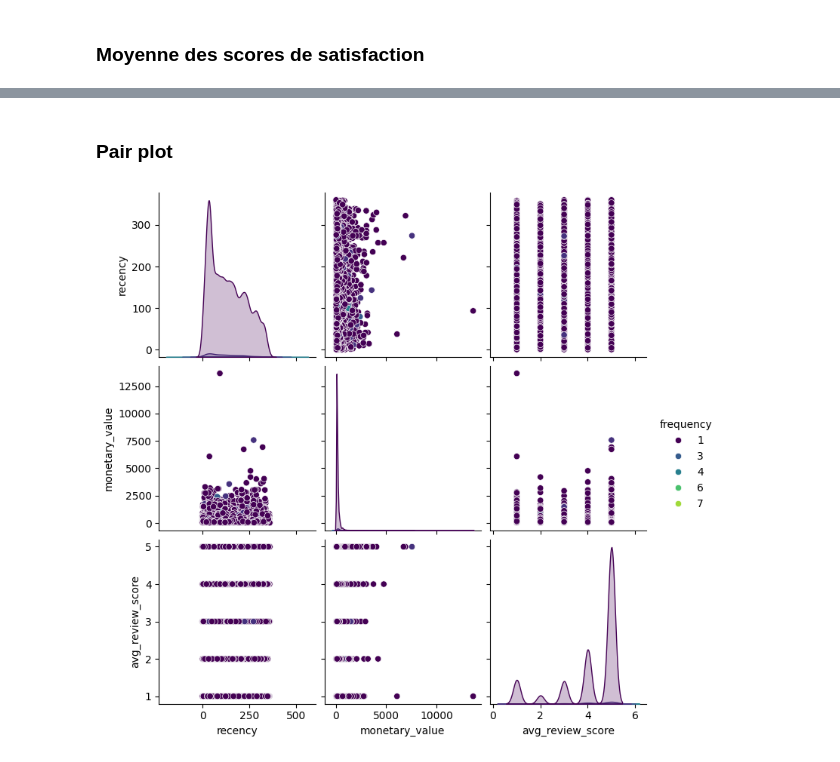
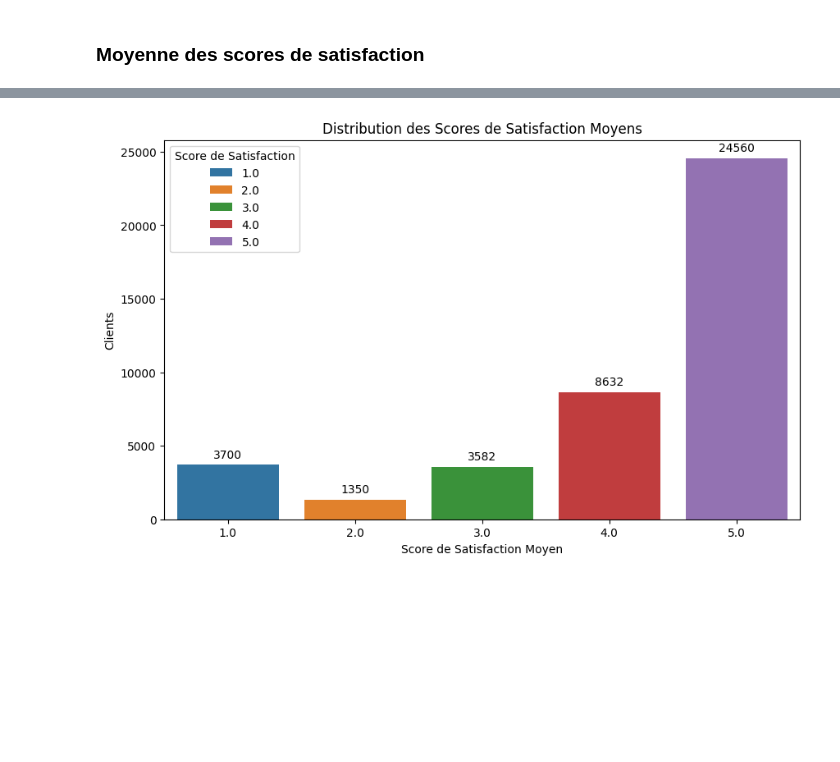
Before and after one commit to DavidScanu/oc-ai-engineer-p05-segmentez-clients-e-commerce, a Jupyter notebook: p05-david_scanu_02_notebook_exploration_20250117.ipynb, the cells around one changed output, grey strips where cells are left out. Saved outputs shown, nothing was run; the diff lists cells and outputs as text; code cells hidden in the pictures; blank space fills up the shorter version.

```diff
--- a/p05-david_scanu_02_notebook_exploration_20250117.ipynb
+++ b/p05-david_scanu_02_notebook_exploration_20250117.ipynb
@@ -375,11 +372,23 @@ plt.show()
-# %% [markdown]
-### Pair plot
-# %%
-# Sélectionner les colonnes pertinentes pour le pairplot
-columns_to_plot = ['recency', 'frequency', 'monetary_value', 'avg_review_score']
-
-# Créer le pairplot
-sns.pairplot(rfm_2017[columns_to_plot], hue='frequency', palette='viridis')
-plt.show()
-# %% [output]
-[figure, removed]
+# %%
+# Count the occurrences of each avg_review_score
+review_score_counts = rfm_2017['avg_review_score'].round().value_counts().sort_index()
+
+plt.figure(figsize=(10, 6))
+ax = sns.barplot(x=review_score_counts.index, y=review_score_counts.values, hue=review_score_counts.index, palette='tab10')
+ax.legend(title='Score de Satisfaction')
+
+for p in ax.patches:
+    height = p.get_height()
+    if height > 0:
+        ax.annotate(f'{int(height)}',
+                    (p.get_x() + p.get_width() / 2., height),
+                    ha='center', va='center',
+                    xytext=(0, 9),
+                    textcoords='offset points')
+
+plt.title('Distribution des Scores de Satisfaction Moyens')
+plt.xlabel('Score de Satisfaction Moyen')
+plt.ylabel('Clients')
+plt.show()
+# %% [output]
+[figure, added]
```
Also changed, not shown: parts of 24 cells of this notebook, 4 other files.
